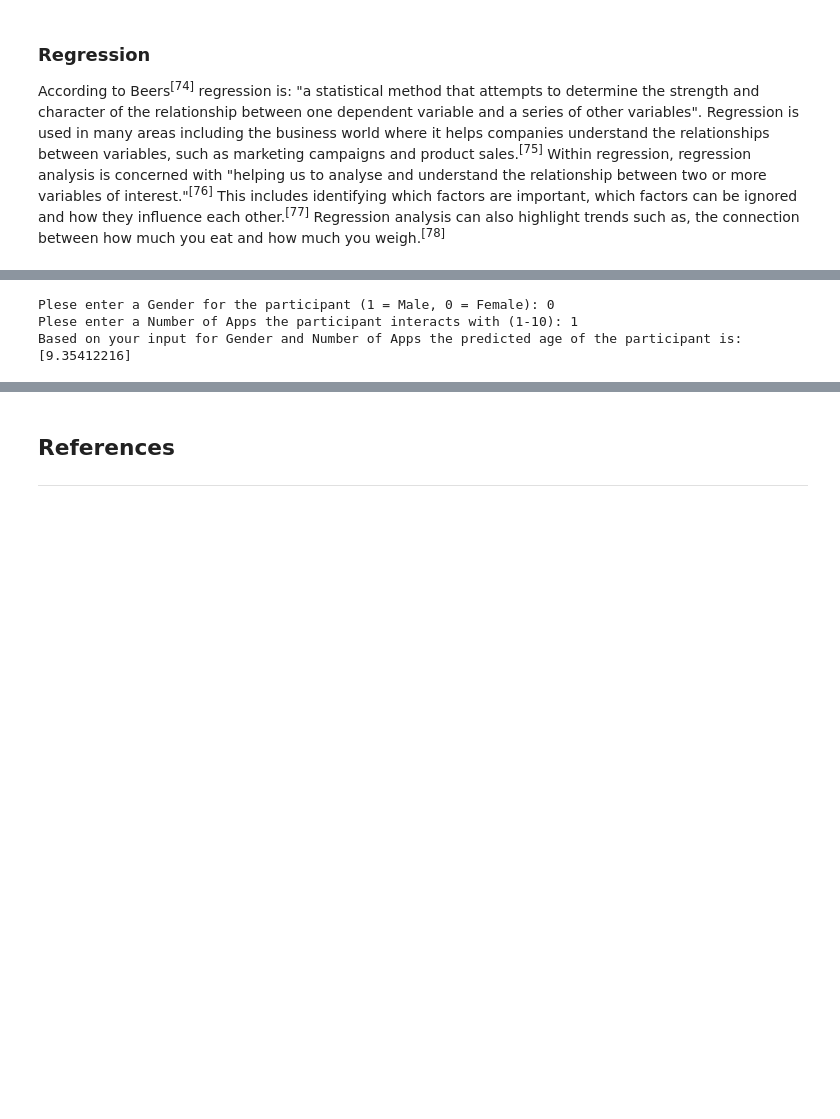
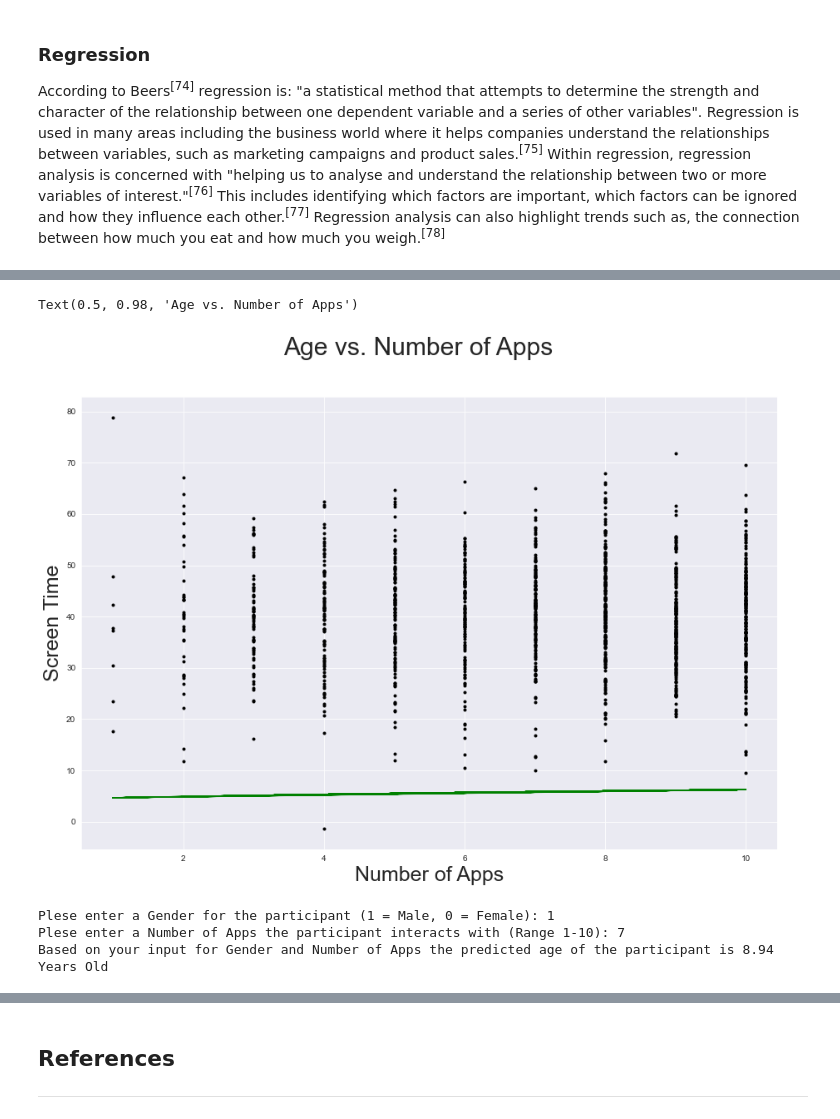
Before and after one commit to JPLee01/Programming_for_Data_Analysis-PRoject, a Jupyter notebook: Programming_for_Data_Analysis-Project.ipynb, the cells around one changed output, grey strips where cells are left out. Cells and saved outputs as stored; diff of their text form; code cells hidden in the pictures; blank space fills up the shorter version.

```diff
--- a/Programming_for_Data_Analysis-Project.ipynb
+++ b/Programming_for_Data_Analysis-Project.ipynb
@@ -679,3 +705,18 @@ According to Beers<sup>[74]</sup> regression is: "a statistical method that atte
+# %%
+# Assigning data for the x and y axis
+x = data_set_gender['Number of Apps']
+y4 = coeffs[0] * x**4 + coeffs[1] * x**3 + coeffs[2] * x**2 + coeffs[3] * x + coeffs[4]
+# %%
+# Plotting the dataset and its best fit lines
+plt.figure(figsize=(15, 10))
+plt.plot(data_set_gender['Number of Apps'], data_set_gender['Screen Time'], 'k.', label='Data');
+plt.plot(x, y4, 'g-', label='Linear Regression')
+plt. xlabel('Number of Apps', fontsize=25)
+plt. ylabel('Screen Time', fontsize=25)
+plt. suptitle('Age vs. Number of Apps', fontsize=30)
+# %% [output]
+Text(0.5, 0.98, 'Age vs. Number of Apps')
+[figure, added]
 # %%
 import sklearn
 from sklearn import linear_model
@@ -687,14 +728,21 @@ regr = linear_model.LinearRegression()
 regr.fit(X, y)
 
 gen = float(input("Plese enter a Gender for the participant (1 = Male, 0 = Female): "))
-app_num = float(input("Plese enter a Number of Apps the participant interacts with (1-10): "))
+app_num = float(input("Plese enter a Number of Apps the participant interacts with (Range 1-10): "))
 
 
-#Predict the Age of a participant where the Gender is Male and the Number of Apps is 8
+#Predict the Age of a participant where the Gender and the Number of Apps is selected by the user
 predictedAge = regr.predict([[gen,app_num]])
 
-print("Based on your input for Gender and Number of Apps the predicted age of the participant is:", predictedAge)
+#Round the prediction to 2 decimal places
+predictedAge_round = np.around(predictedAge, 2)
+
+#Remove the Square Bracket from the list
+predictedAge_round = str(predictedAge_round)[1:-1]
+
+#Print the prediction
+print("Based on your input for Gender and Number of Apps the predicted age of the participant is", predictedAge_round, "Years Old")
 # %% [output]
-Plese enter a Gender for the participant (1 = Male, 0 = Female): 0
-Plese enter a Number of Apps the participant interacts with (1-10): 1
-Based on your input for Gender and Number of Apps the predicted age of the participant is: [9.35412216]
+Plese enter a Gender for the participant (1 = Male, 0 = Female): 1
+Plese enter a Number of Apps the participant interacts with (Range 1-10): 7
+Based on your input for Gender and Number of Apps the predicted age of the participant is 8.94 Years Old
```
Also changed, not shown: parts of 10 cells of this notebook.
